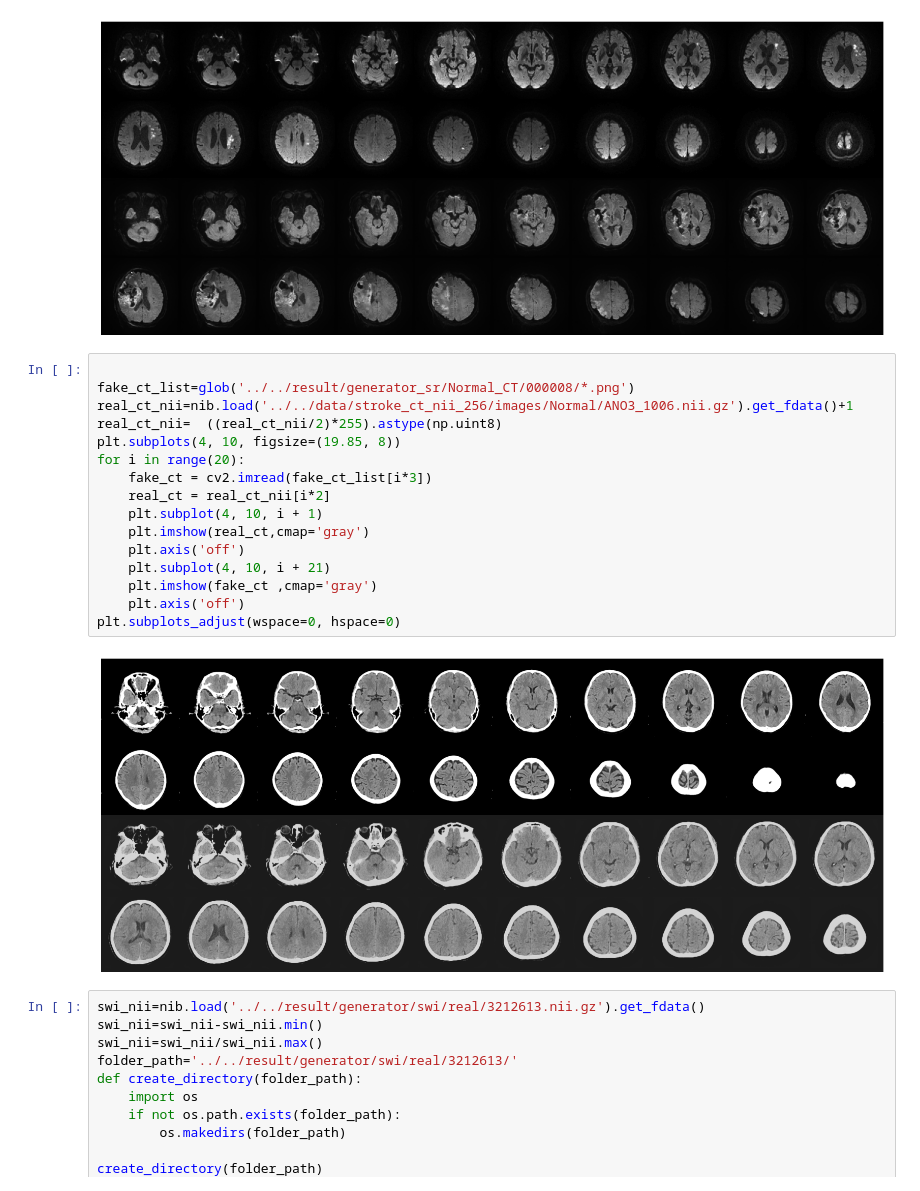
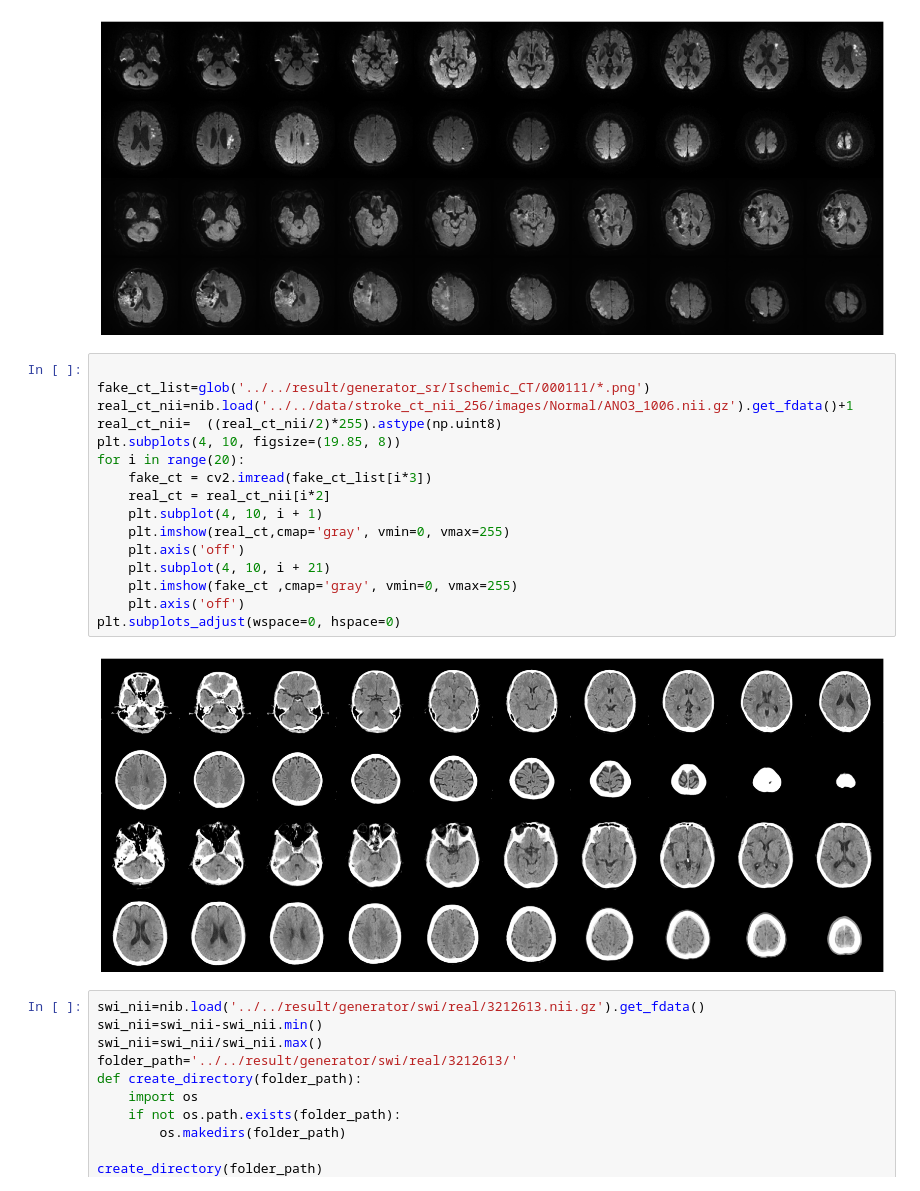
Before and after one commit to Leeyoungsup/stroke-synthesis, a Jupyter notebook: figure.ipynb, the cells around one changed output. Cells and saved outputs as stored; diff of their text form.

```diff
--- a/figure.ipynb
+++ b/figure.ipynb
@@ -45,22 +45,22 @@ plt.subplots_adjust(wspace=0, hspace=0)
 [figure]
 # %%
 
-fake_ct_list=glob('../../result/generator_sr/Normal_CT/000008/*.png')
+fake_ct_list=glob('../../result/generator_sr/Ischemic_CT/000111/*.png')
 real_ct_nii=nib.load('../../data/stroke_ct_nii_256/images/Normal/ANO3_1006.nii.gz').get_fdata()+1
 real_ct_nii=  ((real_ct_nii/2)*255).astype(np.uint8)
 plt.subplots(4, 10, figsize=(19.85, 8))
 for i in range(20):
     fake_ct = cv2.imread(fake_ct_list[i*3])
     real_ct = real_ct_nii[i*2]
     plt.subplot(4, 10, i + 1)
-    plt.imshow(real_ct,cmap='gray')
+    plt.imshow(real_ct,cmap='gray', vmin=0, vmax=255)
     plt.axis('off')
     plt.subplot(4, 10, i + 21)
-    plt.imshow(fake_ct ,cmap='gray')
+    plt.imshow(fake_ct ,cmap='gray', vmin=0, vmax=255)
     plt.axis('off')
 plt.subplots_adjust(wspace=0, hspace=0)
 # %% [output]
-[figure, old version]
+[figure, new version]
 # %%
 swi_nii=nib.load('../../result/generator/swi/real/3212613.nii.gz').get_fdata()
 swi_nii=swi_nii-swi_nii.min()
```
Also changed, not shown: 2 other files.
